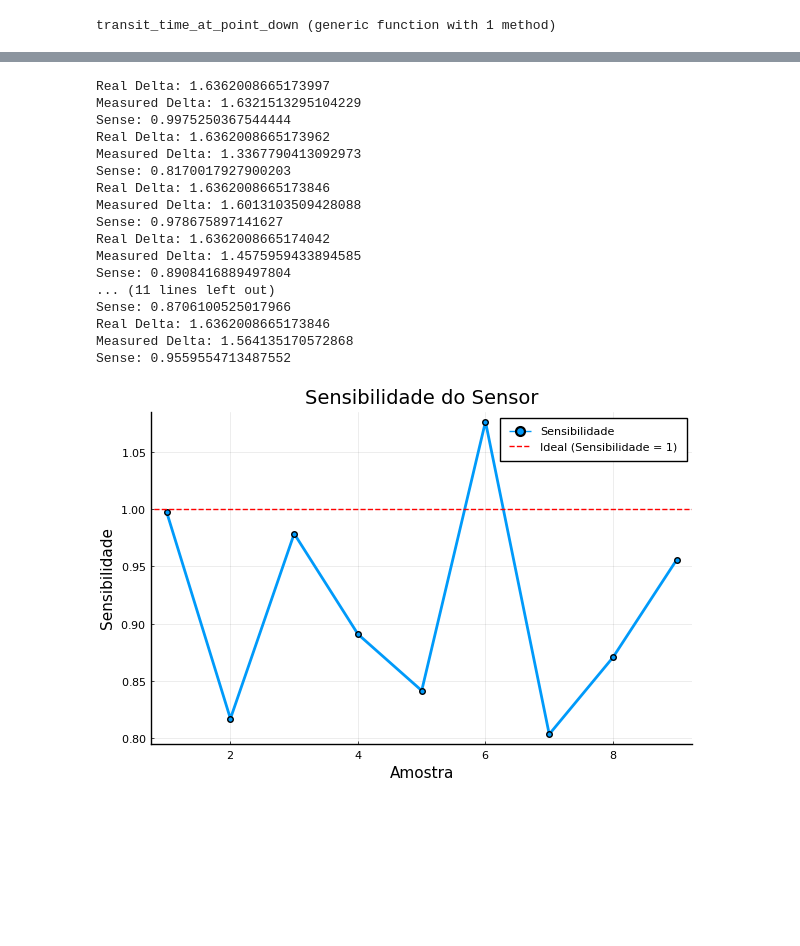
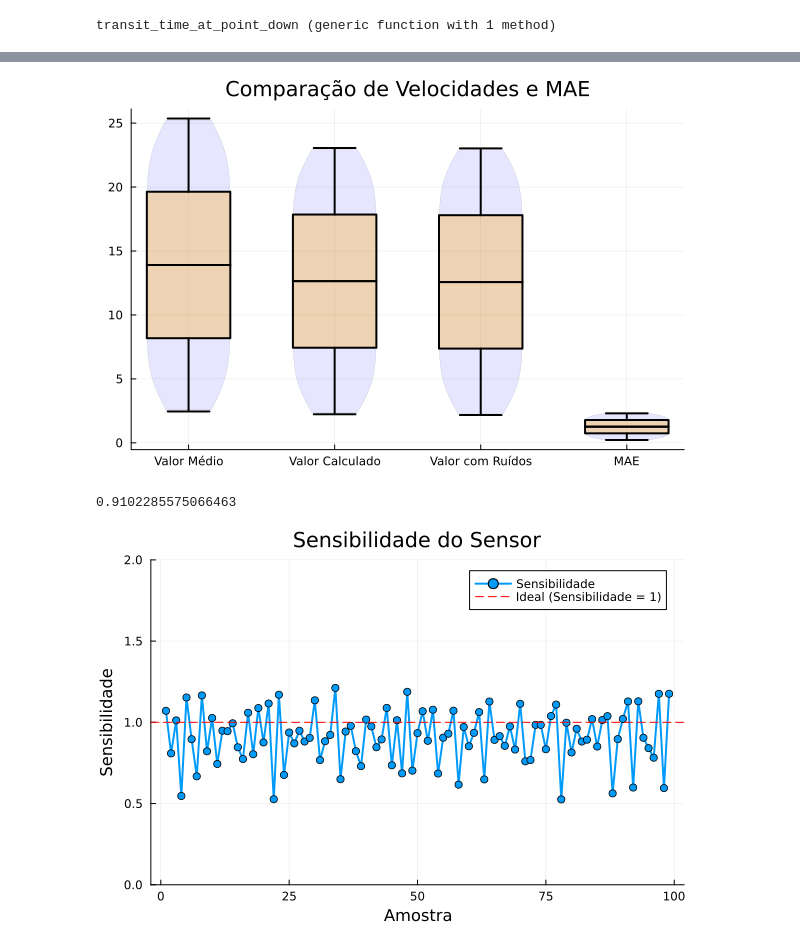
Before and after one commit to EliasFIlho/TCC2, a Jupyter notebook: code/Tcc2_sensor.ipynb, the cells around one changed output, grey strips where cells are left out. Cells and saved outputs as stored; diff of their text form; code cells hidden in the pictures; blank space fills up the shorter version.

```diff
--- a/code/Tcc2_sensor.ipynb
+++ b/code/Tcc2_sensor.ipynb
@@ -165,12 +165,18 @@ transit_time_at_point_down (generic function with 1 method)
 using Random
 
 # Adicionar um seed fixo para garantir que o ruído seja sempre o mesmo
-Random.seed!(1234)  # Escolha qualquer número para o seed
+#Random.seed!(1234)  # Escolha qualquer número para o seed
 
 
 delta_t_vec = []
 calc = []
 medio = []
+noise_vels = []
+NOISE_LEN = 20
+NOISE = range(0.01, stop=0.1, length=NOISE_LEN)
+V_NOISE = []
+count = 0
+
 for index in 1:N_PRESSURES
     beam_path = []
     row = 1
@@ -195,22 +201,27 @@ for index in 1:N_PRESSURES
 
     total_transit_time_up = reduce(+, beam_times_up)
     total_transit_time_down = reduce(+, beam_times_down)
-    #println("Total transit time up along the 45-degree path: $total_transit_time_up seconds")
-    #println("Total transit time down along the 45-degree path: $total_transit_time_down seconds")
 
-    # Aplicação do Modelo
     delta_t = total_transit_time_up - total_transit_time_down
     push!(delta_t_vec,copy(delta_t))
     product_t = total_transit_time_up * total_transit_time_down
     v_calculated = (L * delta_t) / (2 * cos(π / 4) * product_t)
-    # Adição de ruído com seed fixo
-    v_calculated = add_noise(v_calculated, 0.05)
 
+    for i in 1:NOISE_LEN
+        n_v = add_noise(v_calculated, NOISE[i])
+        push!(V_NOISE,copy(n_v))
+    end
+    count += 1
+    push!(noise_vels,copy(mean(V_NOISE)))
     push!(calc, copy(v_calculated))
     push!(medio, copy(mean(velocity_pressure[index])))
+    # print(count)
+    # print(": ")
+    # println("Noise: $(mean(V_NOISE)) NORMAL: $v_calculated DIFF: $(v_calculated - mean(V_NOISE))")
+    V_NOISE = []
 end
-    println("Velocity measured along the 45-degree path: $calc")
-    println("Mean of the field: $medio")
+    #println("Velocity measured along the 45-degree path: $calc")
+    #println("Mean of the field: $medio")
 
 #println("Max Value of the field: $(maximum(velocity_pressure[index]))")
 #println("MAE: $(calc_MAE(mean(velocity_pressure[index]), v_calculated))")
@@ -231,37 +240,36 @@ plot!(legend=:outerright, title="Comparação de Velocidades e MAE")
+# %%
+using Plots
+gr()
+using StatsPlots, RDatasets
+
+
+data = [Float64.(medio),Float64.(calc),Float64.(noise_vels),Float64.(mae)]
+
+violin(["Valor Médio" "Valor Calculado" "Valor com Ruídos" "MAE"], data, legend=false,fill = (0.1,:blue),line=0)
+boxplot!(["Valor Médio" "Valor Calculado" "Valor com Ruídos" "MAE"], data, legend=false,line = (2, :black),fill = (0.3, :orange))
+plot!(legend=false, title="Comparação de Velocidades e MAE")
+# %% [output]
+[figure, added]
 # %%
-
 using Plots
 
 # Exemplo dos dados de sensibilidade calculados
-sensitivities = calculate_sensitivity(medio,calc)
+sensitivities = calculate_sensitivity(medio, noise_vels)
 
 # Plotando o gráfico de sensibilidade
 plot(sensitivities, label="Sensibilidade", lw=2, marker=:circle, xlabel="Amostra", ylabel="Sensibilidade", title="Sensibilidade do Sensor", legend=:topright)
 
+# Definindo os limites do eixo y para melhorar a visualização
+ylims!(0.0, 2.0)  # Ajuste conforme necessário, aqui restringimos entre 0.7 e 1.1
+
 # Adicionando uma linha de referência na sensibilidade ideal (1.0)
 hline!([1.0], label="Ideal (Sensibilidade = 1)", linestyle=:dash, color=:red)
-
+print(mean(sensitivities))
 # Exibindo o gráfico
 plot!()
 # %% [output]
-Real Delta: 1.6362008665173997
-Measured Delta: 1.6321513295104229
-Sense: 0.9975250367544444
-Real Delta: 1.6362008665173962
-Measured Delta: 1.3367790413092973
-Sense: 0.8170017927900203
-Real Delta: 1.6362008665173846
-Measured Delta: 1.6013103509428088
-Sense: 0.978675897141627
-Real Delta: 1.6362008665174042
-Measured Delta: 1.4575959433894585
-Sense: 0.8908416889497804
-... (11 lines left out)
-Sense: 0.8706100525017966
-Real Delta: 1.6362008665173846
-Measured Delta: 1.564135170572868
-Sense: 0.9559554713487552
+0.9102285575066463
-[figure, old version]
+[figure, new version]
 # %%
 using Plots
 
```
Also changed, not shown: parts of 8 cells of this notebook.
